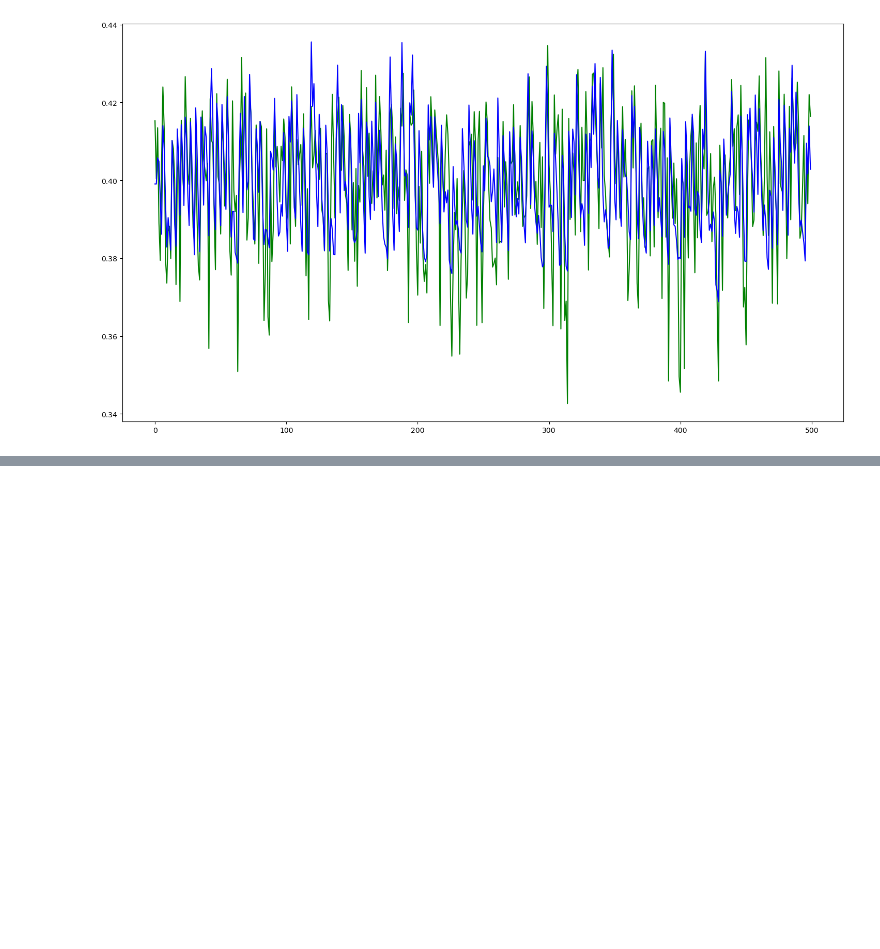
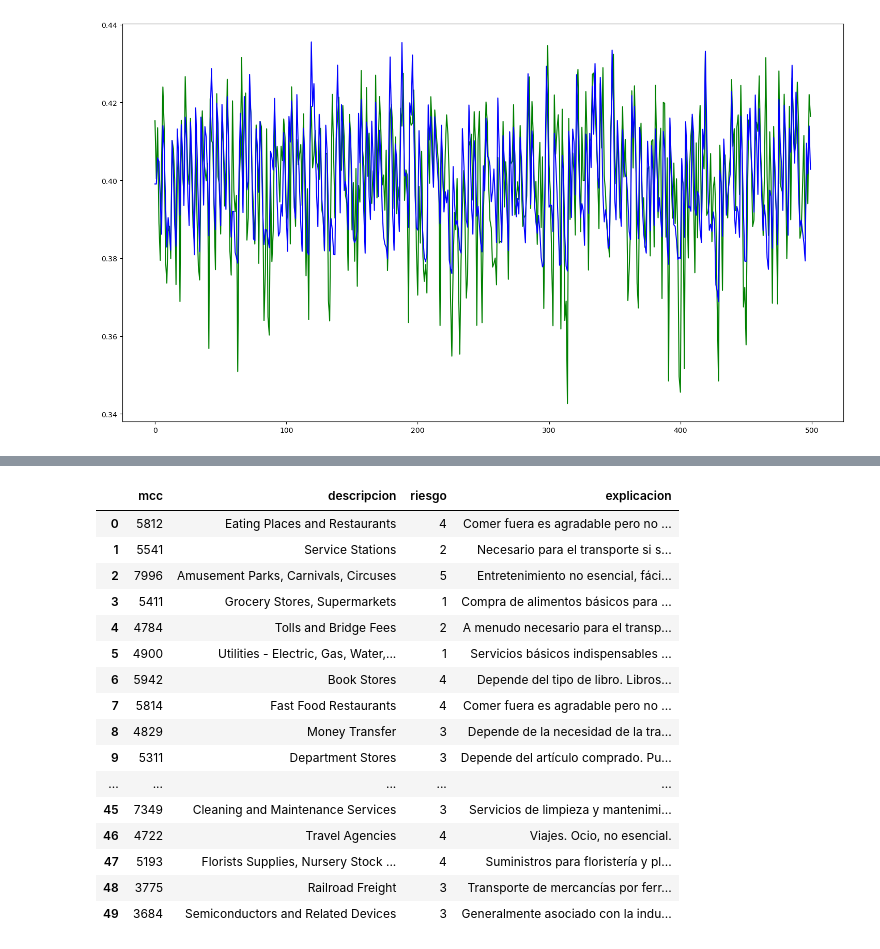
Before and after one commit to PabloJGC/rudolut, a Jupyter notebook: HackUPC.ipynb, the cells around one changed output, grey strips where cells are left out. Saved outputs shown, nothing was run; the diff lists cells and outputs as text; code cells hidden in the pictures; blank space fills up the shorter version.

```diff
--- a/HackUPC.ipynb
+++ b/HackUPC.ipynb
@@ -338,0 +446,3 @@ plt.plot(mlp_bs.predict(X_test_w[:500,:]),'b');
+# %%
+mcc_riesgos_df = pd.read_csv('mcc_riesgos.csv')
+mcc_riesgos_df.head()
@@ -338,0 +456,20 @@ plt.plot(mlp_bs.predict(X_test_w[:500,:]),'b');
+# %%
+mcc_riesgos_df.head(50)
+# %% [output]
+|  | mcc | descripcion | riesgo | explicacion |
+| 0 | 5812 | Eating Places and Restaurants | 4 | Comer fuera es agradable pero no ... |
+| 1 | 5541 | Service Stations | 2 | Necesario para el transporte si s... |
+| 2 | 7996 | Amusement Parks, Carnivals, Circuses | 5 | Entretenimiento no esencial, fáci... |
+| 3 | 5411 | Grocery Stores, Supermarkets | 1 | Compra de alimentos básicos para ... |
+| 4 | 4784 | Tolls and Bridge Fees | 2 | A menudo necesario para el transp... |
+| 5 | 4900 | Utilities - Electric, Gas, Water,... | 1 | Servicios básicos indispensables ... |
+| 6 | 5942 | Book Stores | 4 | Depende del tipo de libro. Libros... |
+| 7 | 5814 | Fast Food Restaurants | 4 | Comer fuera es agradable pero no ... |
+| 8 | 4829 | Money Transfer | 3 | Depende de la necesidad de la tra... |
+| 9 | 5311 | Department Stores | 3 | Depende del artículo comprado. Pu... |
+| ... | ... | ... | ... | ... |
+| 45 | 7349 | Cleaning and Maintenance Services | 3 | Servicios de limpieza y mantenimi... |
+| 46 | 4722 | Travel Agencies | 4 | Viajes. Ocio, no esencial. |
+| 47 | 5193 | Florists Supplies, Nursery Stock ... | 4 | Suministros para floristería y pl... |
+| 48 | 3775 | Railroad Freight | 3 | Transporte de mercancías por ferr... |
+| 49 | 3684 | Semiconductors and Related Devices | 3 | Generalmente asociado con la indu... |
```
Also changed, not shown: parts of 7 cells of this notebook.
